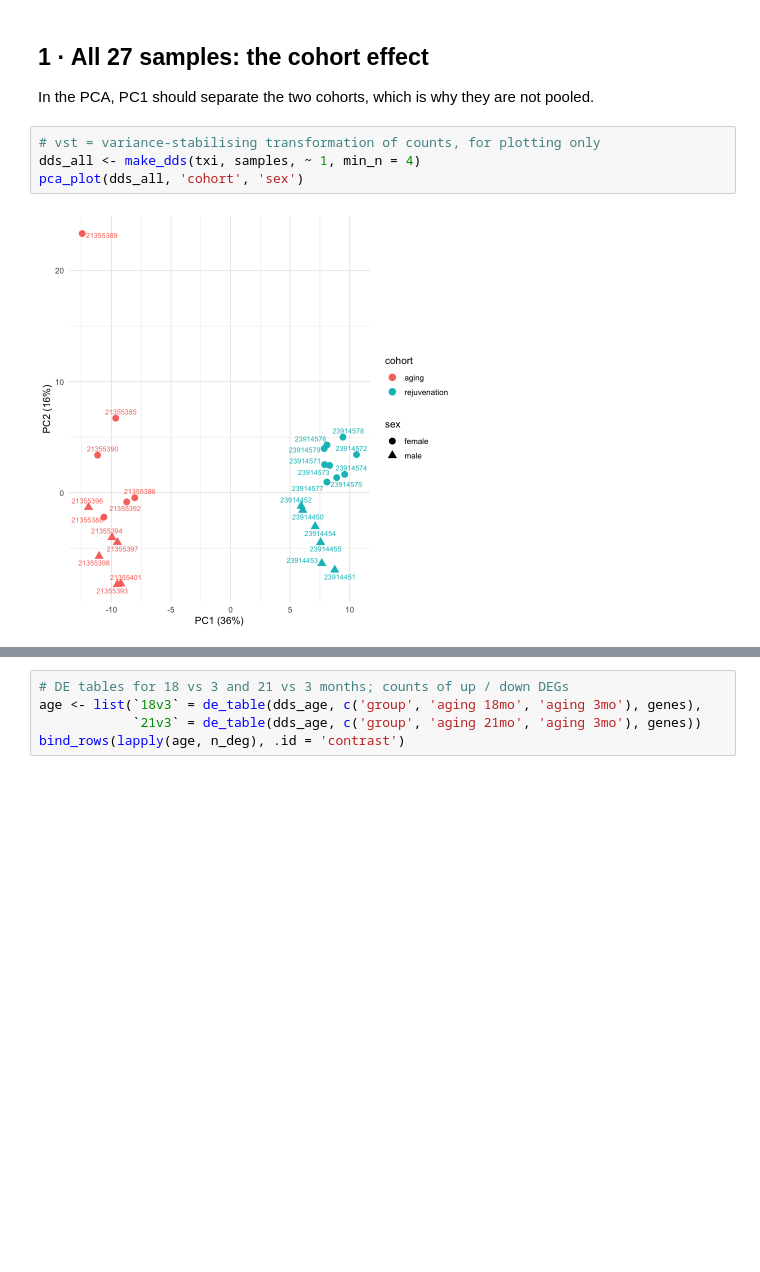
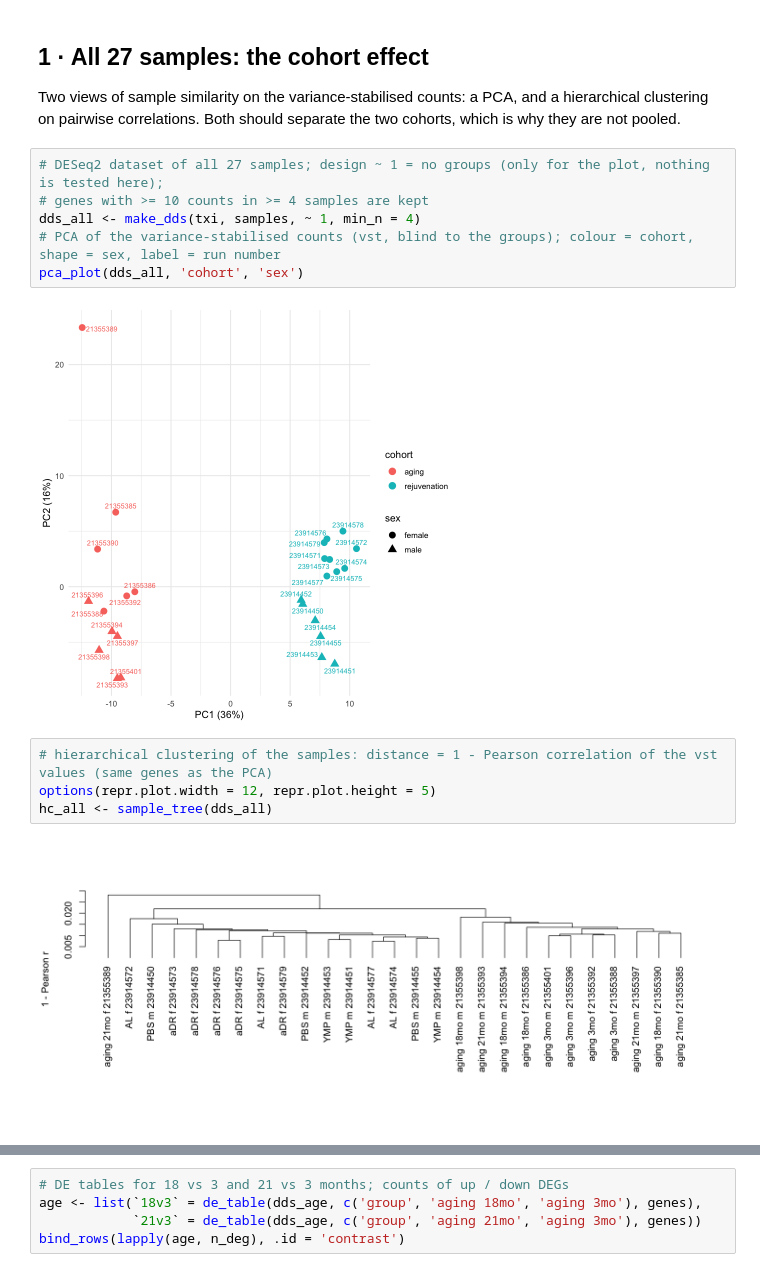
Before and after one commit to Jeffateth/RNAseq_aging, a Jupyter notebook: notebooks/03_differential_expression.ipynb, the cells around one changed output, grey strips where cells are left out. Saved outputs shown, nothing was run; the diff lists cells and outputs as text; blank space fills up the shorter version.

Commit message:
Notebook 03: sample clustering and aging DEG patterns; notebook 04: kallisto vs RSEM only, simpler structure and helpers

```diff
--- a/notebooks/03_differential_expression.ipynb
+++ b/notebooks/03_differential_expression.ipynb
@@ -40,10 +40,18 @@ A data.frame: 10 × 4
 | rejuvenation | YMP | male | 3 |
 # %% [markdown]
 ## 1 · All 27 samples: the cohort effect
-In the PCA, PC1 should separate the two cohorts, which is why they are not pooled.
+Two views of sample similarity on the variance-stabilised counts: a PCA, and a hierarchical clustering on pairwise correlations. Both should separate the two cohorts, which is why they are not pooled.
 # %%
-# vst = variance-stabilising transformation of counts, for plotting only
+# DESeq2 dataset of all 27 samples; design ~ 1 = no groups (only for the plot, nothing is tested here);
+# genes with >= 10 counts in >= 4 samples are kept
 dds_all <- make_dds(txi, samples, ~ 1, min_n = 4)
+# PCA of the variance-stabilised counts (vst, blind to the groups); colour = cohort, shape = sex, label = run number
 pca_plot(dds_all, 'cohort', 'sex')
 # %% [output]
 [figure]
+# %%
+# hierarchical clustering of the samples: distance = 1 - Pearson correlation of the vst values (same genes as the PCA)
+options(repr.plot.width = 12, repr.plot.height = 5)
+hc_all <- sample_tree(dds_all)
+# %% [output]
+[figure, added]
```
Also changed, not shown: parts of 16 cells of this notebook, 9 other files.
